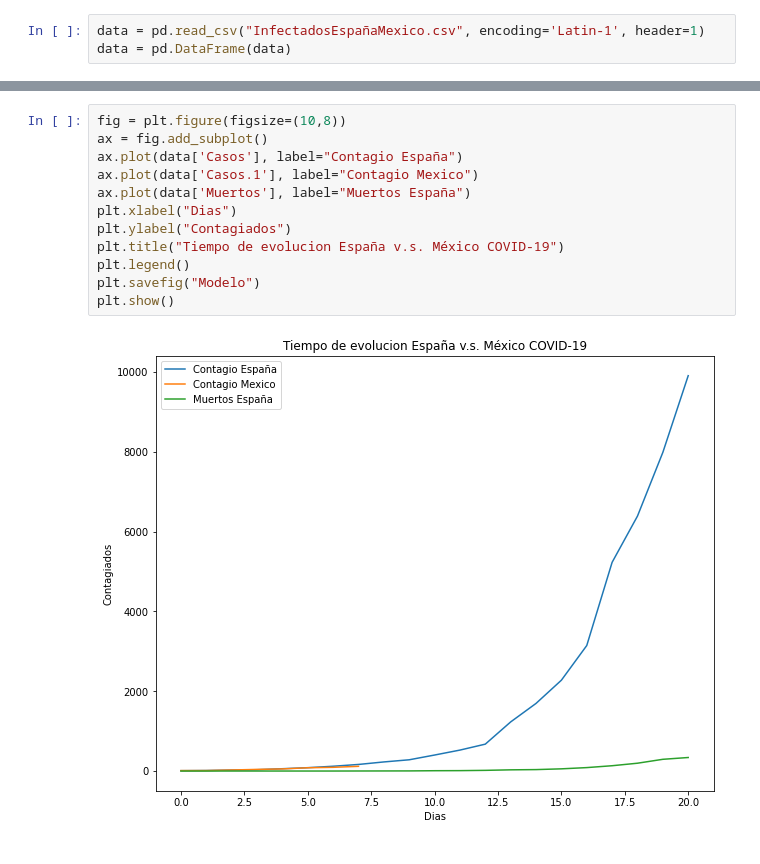
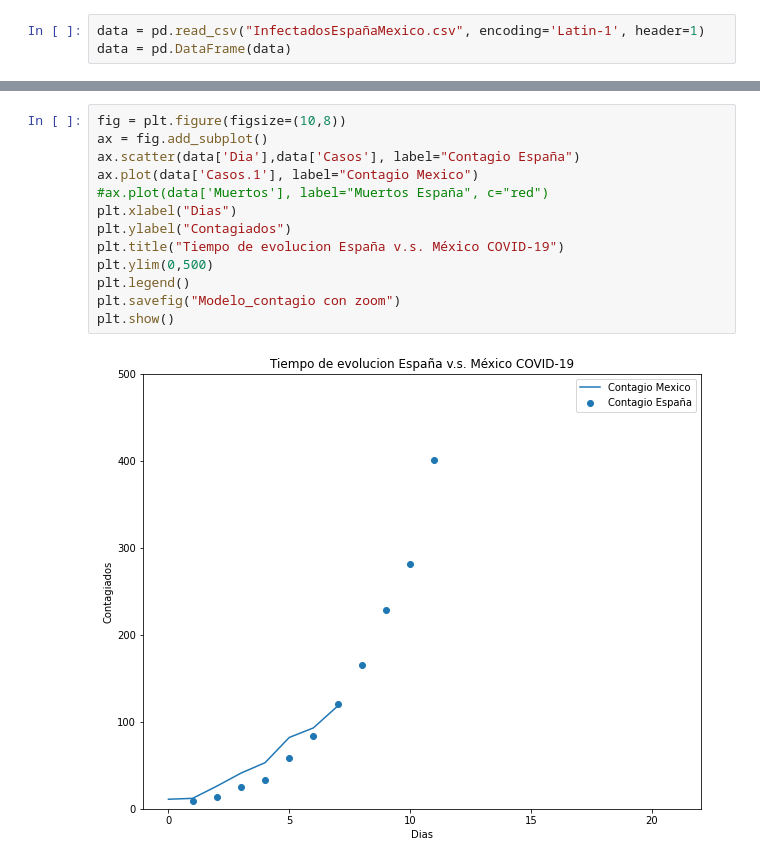
Before and after one commit to Physicworld/COVID19, a Jupyter notebook: Modelo__contagio_COVID_19.ipynb, the cells around one changed output, grey strips where cells are left out. Saved outputs shown, nothing was run; the diff lists cells and outputs as text.

```diff
--- a/Modelo__contagio_COVID_19.ipynb
+++ b/Modelo__contagio_COVID_19.ipynb
@@ -39,14 +20,15 @@ data
 # %%
 fig = plt.figure(figsize=(10,8))
 ax = fig.add_subplot()
-ax.plot(data['Casos'], label="Contagio España")
+ax.scatter(data['Dia'],data['Casos'], label="Contagio España")
 ax.plot(data['Casos.1'], label="Contagio Mexico")
-ax.plot(data['Muertos'], label="Muertos España")
+#ax.plot(data['Muertos'], label="Muertos España", c="red")
 plt.xlabel("Dias")
 plt.ylabel("Contagiados")
 plt.title("Tiempo de evolucion España v.s. México COVID-19")
+plt.ylim(0,500)
 plt.legend()
-plt.savefig("Modelo")
+plt.savefig("Modelo_contagio con zoom")
 plt.show()
 # %% [output]
-[figure, old version]
+[figure, new version]
```
Also changed, not shown: parts of 8 cells of this notebook.
